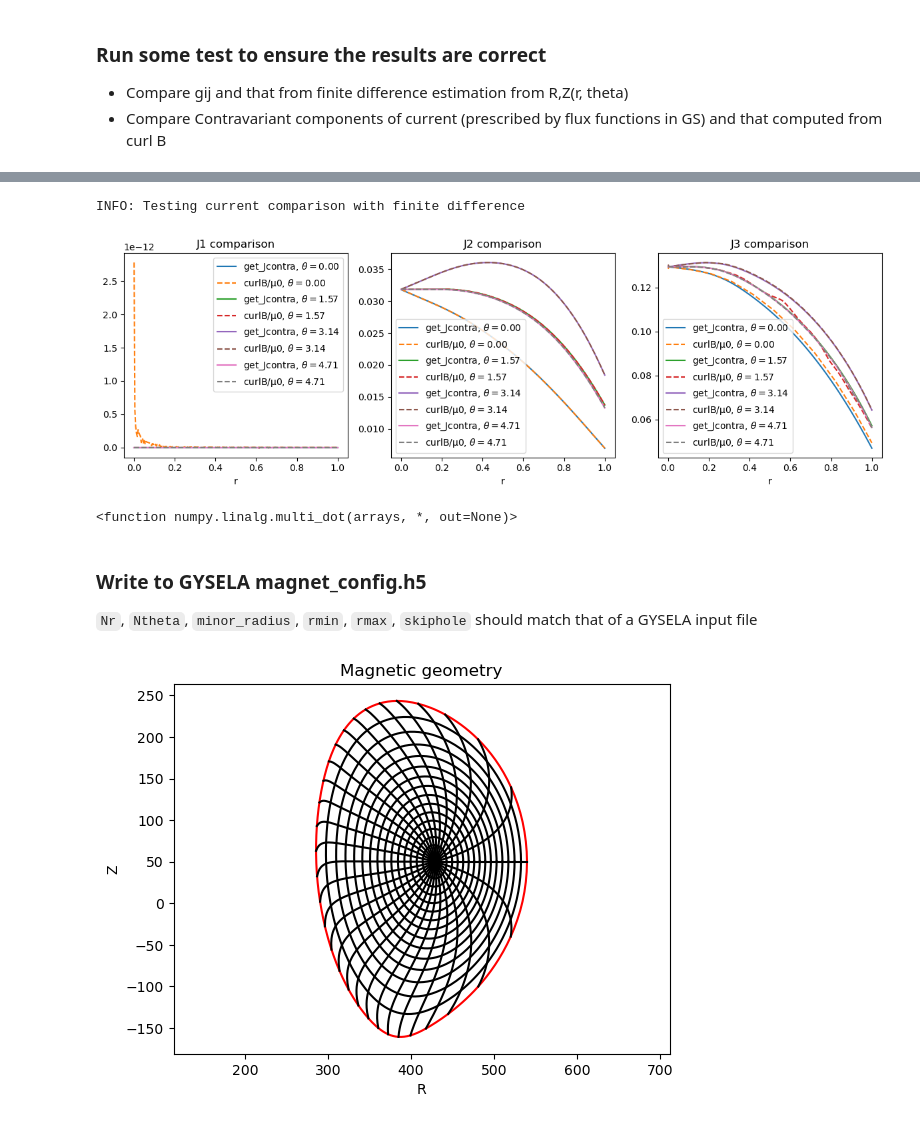
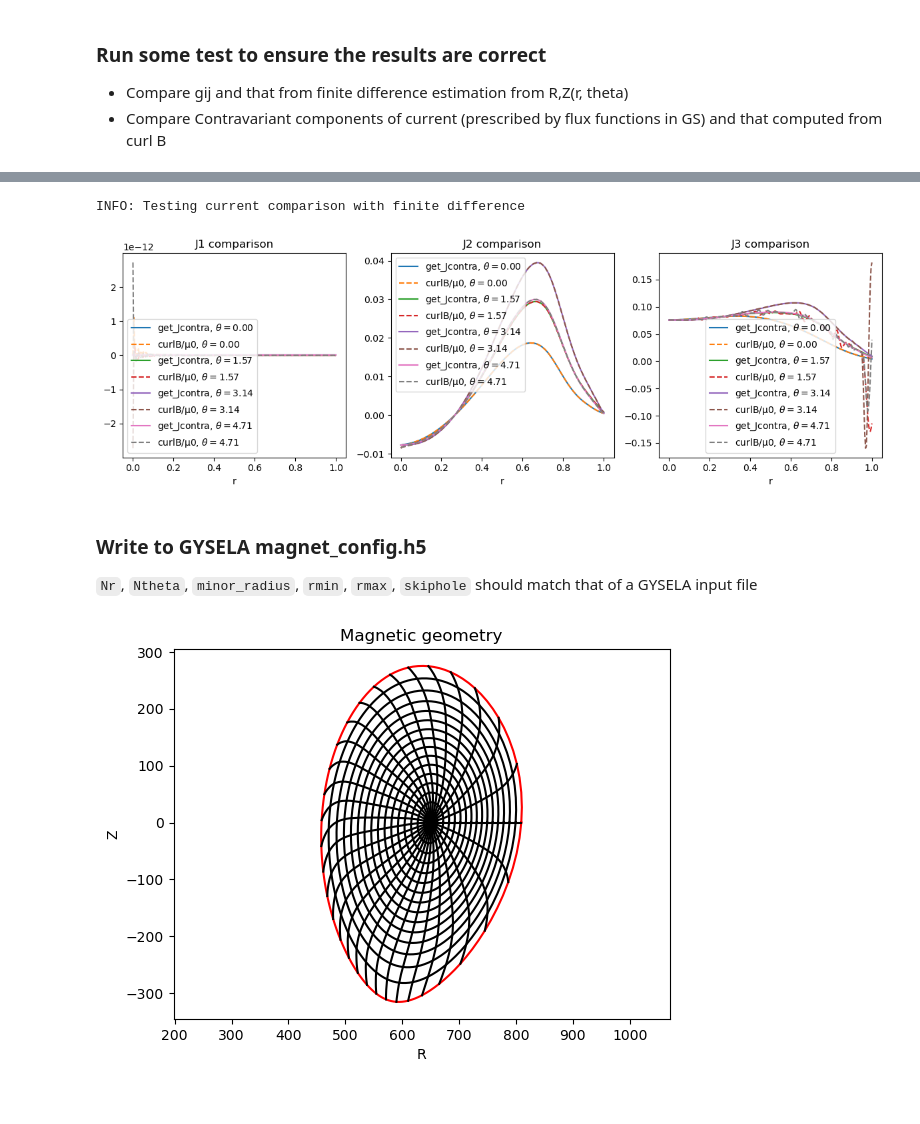
Before and after one commit to gyselax/gysela_magnet_conf, a Jupyter notebook: examples/geqdsk.ipynb, the cells around one changed output, grey strips where cells are left out. Drawn from its saved outputs; the diff is of its cells as text; code cells hidden in the pictures.

Commit message:
add option to force positive current

````diff
--- a/examples/geqdsk.ipynb
+++ b/examples/geqdsk.ipynb
@@ -20,3 +25,3 @@ One will need to decide
 # %%
-eqdskmc = GEQDSKMagnetConfig('/home/zhisong/chease/WK/50555t63/EQDSK_COCOS_02.OUT', thetastar=True, cocos=2, psinorm_max=0.95, rmax=1.2)
+eqdskmc = GEQDSKMagnetConfig('g031213.00003', thetastar=True, cocos=5, psinorm_max=0.9025, rmax=0.95, positive_current=True, verbose=True)
 # %% [output]
@@ -50,20 +59,16 @@ INFO: Testing gij comparison with finite difference
 eqdskmc.test_current2D()
 # %% [output]
 INFO: Testing current comparison with finite difference
-[figure, old version]
+[figure, new version]
-# %%
-np.linalg.multi_dot
-# %% [output]
-<function numpy.linalg.multi_dot(arrays, *, out=None)>
 # %% [markdown]
 ### Write to GYSELA magnet_config.h5 ###
 ```Nr```, ```Ntheta```, ```minor_radius```, ```rmin```, ```rmax```, ```skiphole``` should match that of a GYSELA input file
 # %%
-augconfig = GYSMagnetConfig(eqdskmc, Nr=127, Ntheta=256, minor_radius=100, rmax=1.2, rmin=0.0, skiphole=True)
+augconfig = GYSMagnetConfig(eqdskmc, Nr=127, Ntheta=128, minor_radius=188.34, rmax=0.95, rmin=0.0, skiphole=True)
 augconfig.plot_geometry()
-augconfig.to_hdf5('chease_theta256.h5')
+augconfig.to_hdf5('nled_nr127_nt128.h5')
 # %% [output]
-[figure, old version]
+[figure, new version]
 # %% [markdown]
 ### How to use the generated hdf5 ###
 
````
Also changed, not shown: parts of 12 cells of this notebook, 3 other files.
